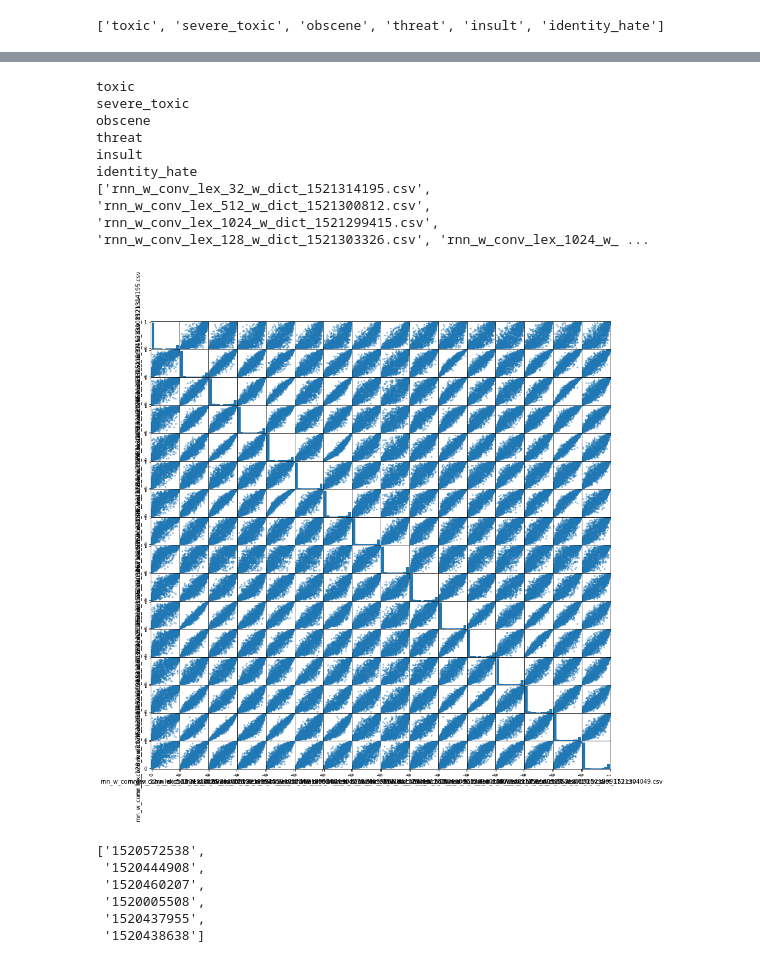
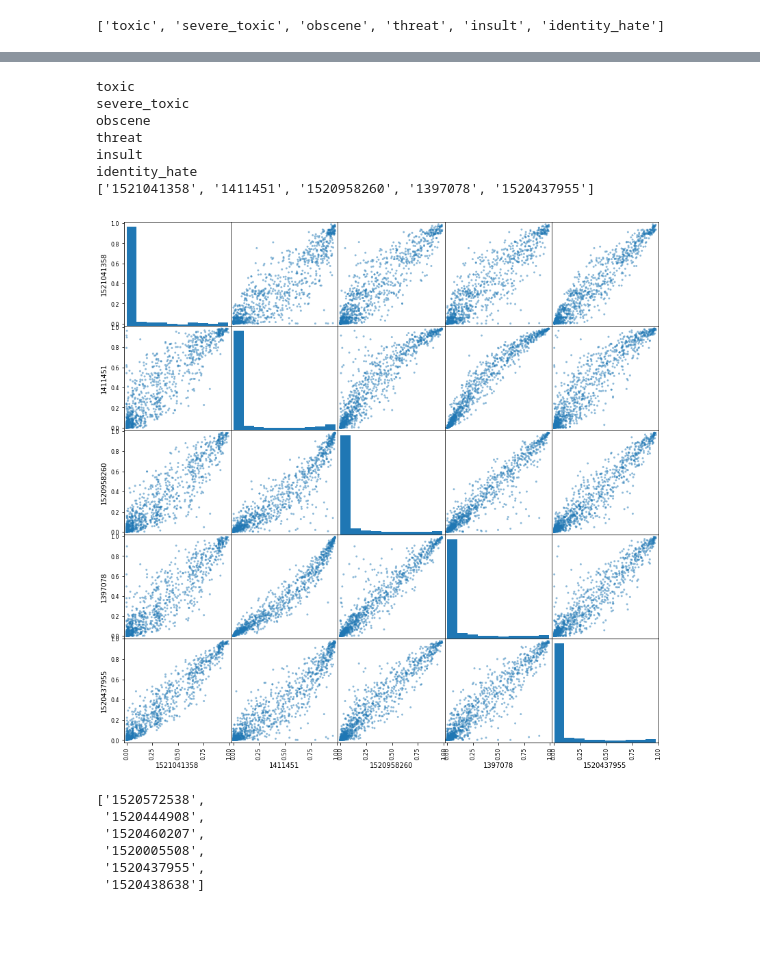
Before and after one commit to wluo-personal/Kaggle, a Jupyter notebook: toxic/sc/stacking/xgb_essemble.ipynb, the cells around one changed output, grey strips where cells are left out. Cells and saved outputs as stored; diff of their text form; code cells hidden in the pictures; blank space fills up the shorter version.

```diff
--- a/toxic/sc/stacking/xgb_essemble.ipynb
+++ b/toxic/sc/stacking/xgb_essemble.ipynb
@@ -356,16 +411,16 @@ list(xgb_topn_repo)
 from toxic_utils import scatter_per_label
 %matplotlib inline
 # %%
-scatter_per_label(xgb_topn_repo, 'toxic', 8000)
+scatter_per_label(xgb_topn_repo, 'insult', 3000)
 # %% [output]
 toxic
 severe_toxic
 obscene
 threat
 insult
 identity_hate
-['rnn_w_conv_lex_32_w_dict_1521314195.csv', 'rnn_w_conv_lex_512_w_dict_1521300812.csv', 'rnn_w_conv_lex_1024_w_dict_1521299415.csv', 'rnn_w_conv_lex_128_w_dict_1521303326.csv', 'rnn_w_conv_lex_1024_w_ ...
+['1521041358', '1411451', '1520958260', '1397078', '1520437955']
-[figure, old version]
+[figure, new version]
 # %%
 list(xgb_topn_repo)
 # %% [output]
```
Also changed, not shown: parts of 8 cells of this notebook, 11 other files.
